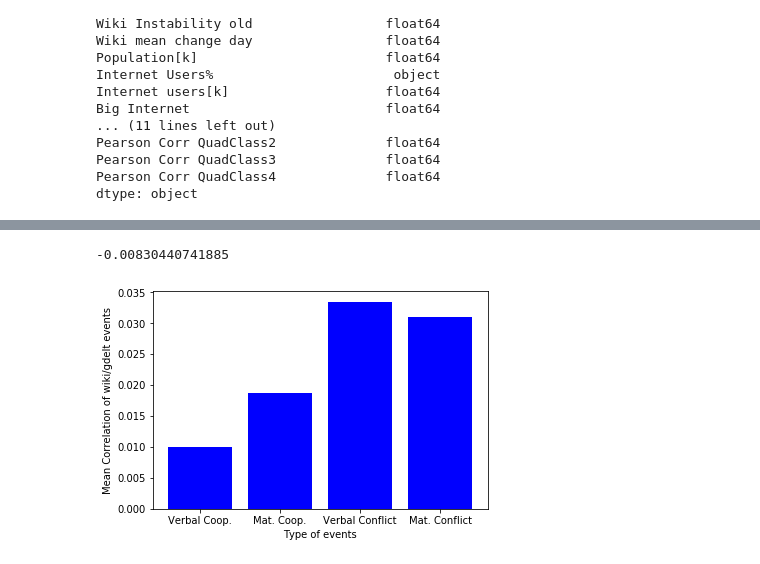
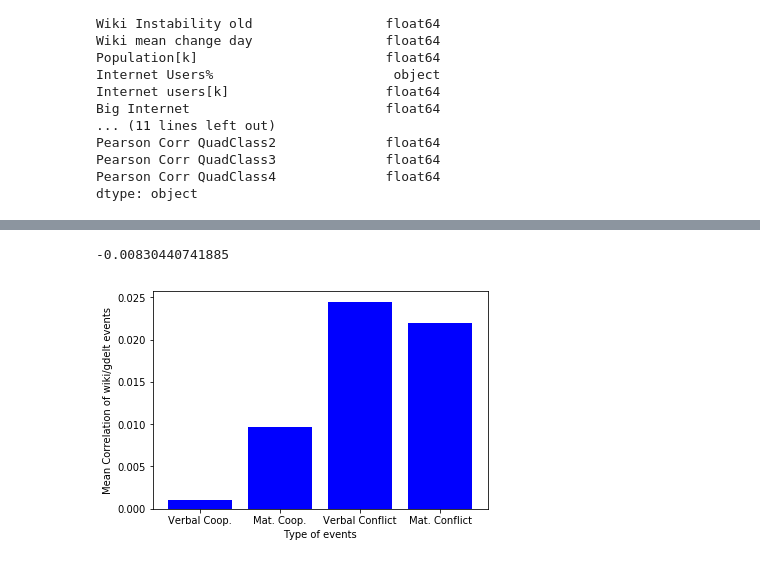
Before and after one commit to Amaumaury/ada-2017, a Jupyter notebook: project/GDELT_auto_event_analysis.ipynb, the cells around one changed output, grey strips where cells are left out. Drawn from its saved outputs; the diff is of its cells as text; code cells hidden in the pictures.

```diff
--- a/project/GDELT_auto_event_analysis.ipynb
+++ b/project/GDELT_auto_event_analysis.ipynb
@@ -555,0 +542,9 @@ countries_data.head()
+# %%
+countries_data = countries_data[['Code numeric', 'FIPS', 'Code', 'Country', 'Region',
+       'Wiki Stability MLE', 'Wiki Instability old', 'Wiki mean change day',
+       'Population[k]', 'Internet Users%', 'Internet users[k]', 'Big Internet',
+       'GDP', 'GDP per capita', 'Stability Truncated',
+       'Perason Wiki/GDELT Events we', 'Perason Wiki/GDELT Events mo *sur',
+       'Pearson Corr QuadClass1', 'Pearson Corr QuadClass2',
+       'Pearson Corr QuadClass3', 'Pearson Corr QuadClass4']]
+countries_data.head()
@@ -556,19 +559,19 @@ countries_data.head()
 # %%
 reg = 'Americas'
 v1= countries_data[countries_data['Internet users[k]']  < 10000]['Pearson Corr QuadClass1'].mean()
 v2= countries_data[countries_data['Internet users[k]']  < 10000]['Pearson Corr QuadClass2'].mean()
 v3= countries_data[countries_data['Internet users[k]']  < 10000]['Pearson Corr QuadClass3'].mean()
 v4= countries_data[countries_data['Internet users[k]']  < 10000]['Pearson Corr QuadClass4'].mean()
 corr_values = [v1,v2,v3,v4]
 minimum = np.min(corr_values)
-corr_values = np.array(corr_values) - minimum +0.01
+corr_values = np.array(corr_values) - minimum + 0.001
 print(minimum)
 plt.clf()
 plt.bar(range(4), corr_values, color="blue")
 plt.xticks(range(4),['Verbal Coop.','Mat. Coop.','Verbal Conflict','Mat. Conflict'])
 plt.ylabel('Mean Correlation of wiki/gdelt events')
 plt.xlabel('Type of events')
 plt.show()
 # %% [output]
 -0.00830440741885
-[figure, old version]
+[figure, new version]
```
Also changed, not shown: parts of 5 cells of this notebook, 1 other file.
